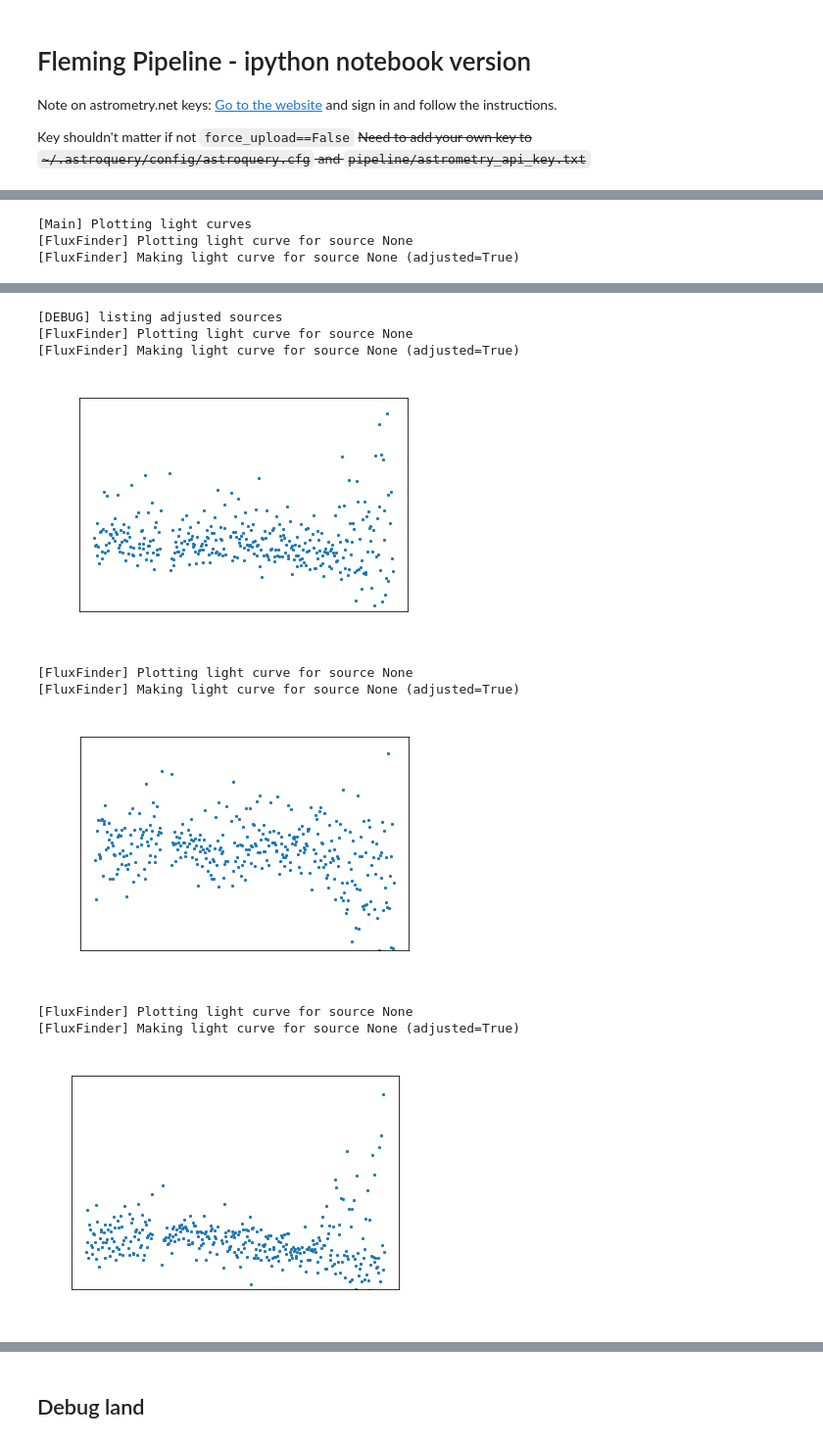
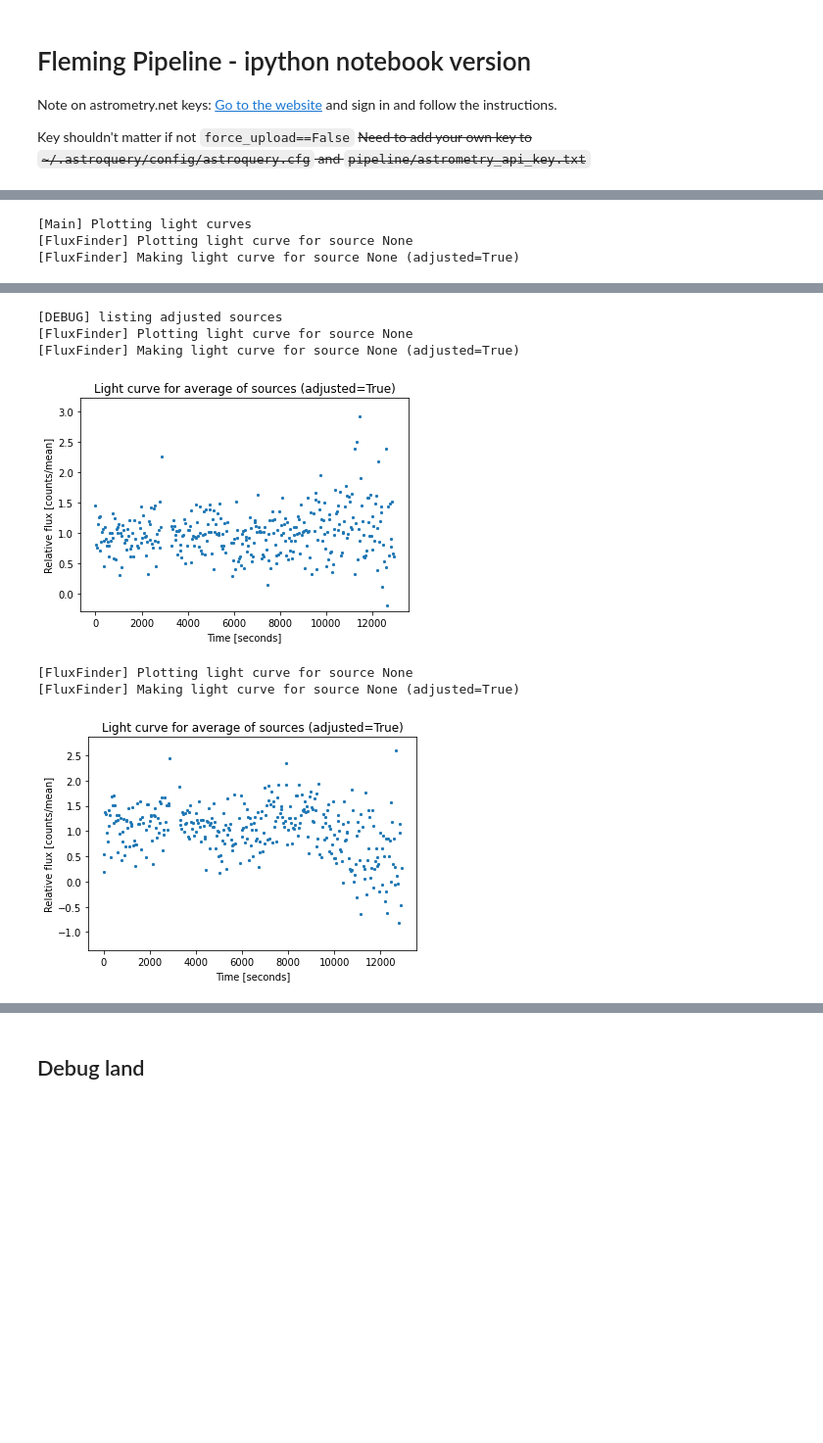
Before and after one commit to mamba2410/Fleming, a Jupyter notebook: pipeline/interactive.ipynb, the cells around one changed output, grey strips where cells are left out. Shown at 98% size. Drawn from its saved outputs; the diff is of its cells as text; code cells hidden in the pictures; blank space fills up the shorter version.

Commit message:
polish: produces light curves

```diff
--- a/pipeline/interactive.ipynb
+++ b/pipeline/interactive.ipynb
@@ -36,8 +36,8 @@ Constants = importlib.reload(Constants)
 # %%
 # REMOVE ME WHEN NOT USING DARK MODE
 import matplotlib as mpl
-COLOR = "white"
-#COLOR = "black"
+#COLOR = "white"
+COLOR = "black"
 mpl.rcParams['text.color'] = COLOR
 mpl.rcParams['axes.labelcolor'] = COLOR
 mpl.rcParams['xtick.color'] = COLOR
@@ -45,8 +45,9 @@ mpl.rcParams['ytick.color'] = COLOR
 # %%
 config = Constants.Config(
     #image_subdir = "../images/0121",
-    image_dir = "/home/callum/mnt/data/jgtdata/l137_0",
+    image_dir = "/home/callum/mnt/data/jgtdata/l137_0/0121",
     image_prefix = "l137_0",
+    bias_prefix = "bias_shutter",
     has_sets = True,
     set_size = 50,
     n_sets = 7
@@ -93,6 +72,2 @@ Utilities.print_job("finding shifts")
-# %%
-FluxFinder = importlib.reload(FluxFinder)
-DataAnalyser = importlib.reload(DataAnalyser)
-Utilities = importlib.reload(Utilities)
 # %%
 ff = FluxFinder.FluxFinder(config, c.get_n_sources())
@@ -145,9 +121,6 @@ avg_fname = "{}_avg{}".format(config.image_prefix, config.standard_file_extensio
 avg_path = os.path.join(config.workspace_dir, avg_fname)
 ff.plot_avg_light_curve(avg_path, adjusted=True, show=True)
 ff.plot_all_light_curves(variable_ids, adjusted=True, show=True)
-
-#c.show_variables(ff)
-Utilities.print_job("adjusting light curves")
 # %% [output]
 [Main] Plotting light curves
 [FluxFinder] Plotting light curve for source None
@@ -156,10 +129,7 @@ Utilities.print_job("adjusting light curves")
 [DEBUG] listing adjusted sources
 [FluxFinder] Plotting light curve for source None
 [FluxFinder] Making light curve for source None (adjusted=True)
-[figure, old version]
+[figure, new version]
 [FluxFinder] Plotting light curve for source None
 [FluxFinder] Making light curve for source None (adjusted=True)
-[figure, old version]
+[figure, new version]
-[FluxFinder] Plotting light curve for source None
-[FluxFinder] Making light curve for source None (adjusted=True)
-[figure, removed]
```
Also changed, not shown: parts of 9 cells of this notebook, 2 other files.
